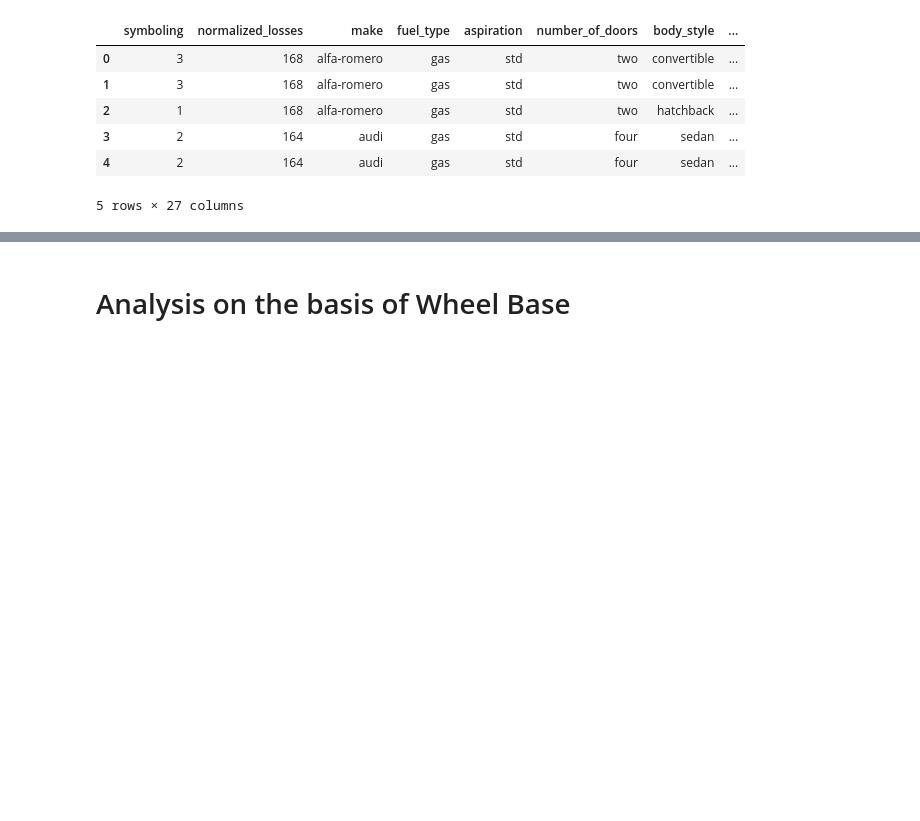
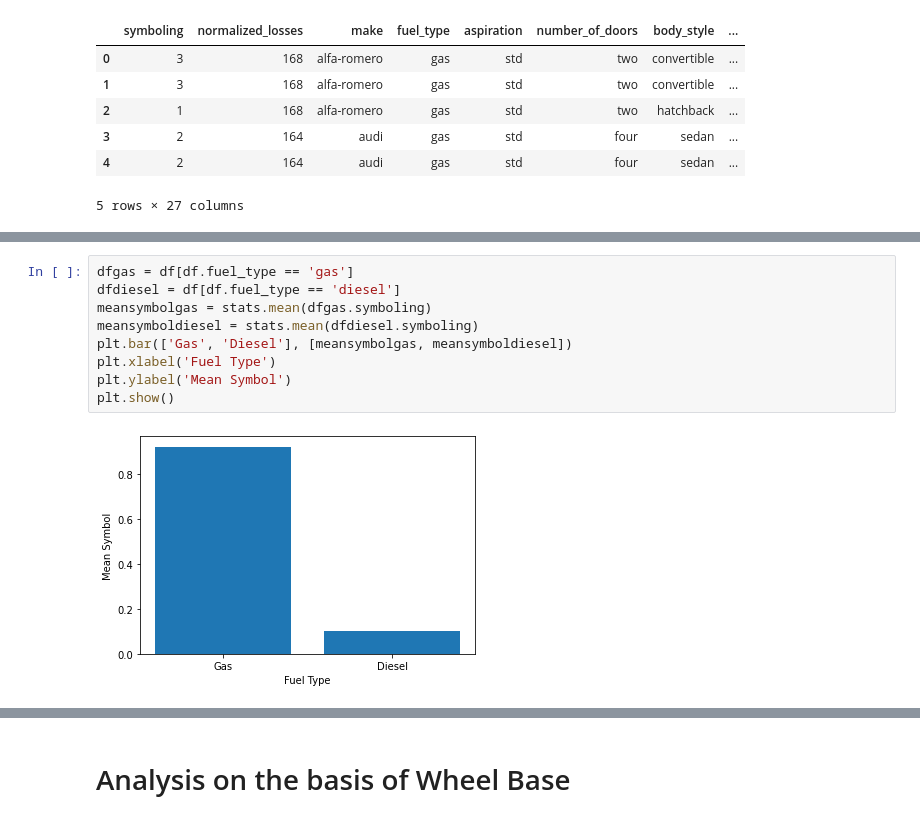
Before and after one commit to aryan-shrivastava09/HenryHarvinDSP, a Jupyter notebook: AutomobileAnalysis.ipynb, the cells around one changed output, grey strips where cells are left out. Saved outputs shown, nothing was run; the diff lists cells and outputs as text; blank space fills up the shorter version.

```diff
--- a/AutomobileAnalysis.ipynb
+++ b/AutomobileAnalysis.ipynb
@@ -75,0 +107,11 @@ df.head()
+# %%
+dfgas = df[df.fuel_type == 'gas']
+dfdiesel = df[df.fuel_type == 'diesel']
+meansymbolgas = stats.mean(dfgas.symboling)
+meansymboldiesel = stats.mean(dfdiesel.symboling)
+plt.bar(['Gas', 'Diesel'], [meansymbolgas, meansymboldiesel])
+plt.xlabel('Fuel Type')
+plt.ylabel('Mean Symbol')
+plt.show()
+# %% [output]
+[figure, added]
```
Also changed, not shown: parts of 14 cells of this notebook, 4 other files.
